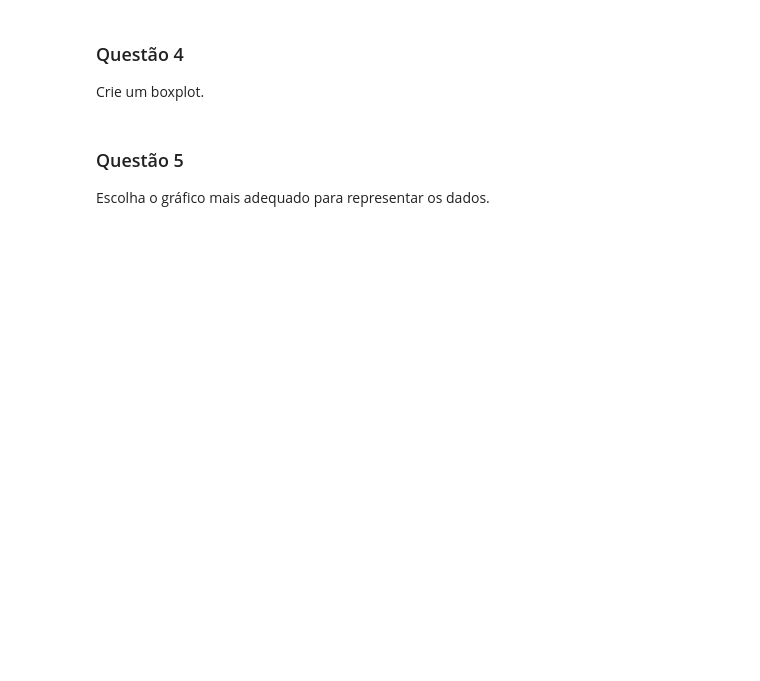
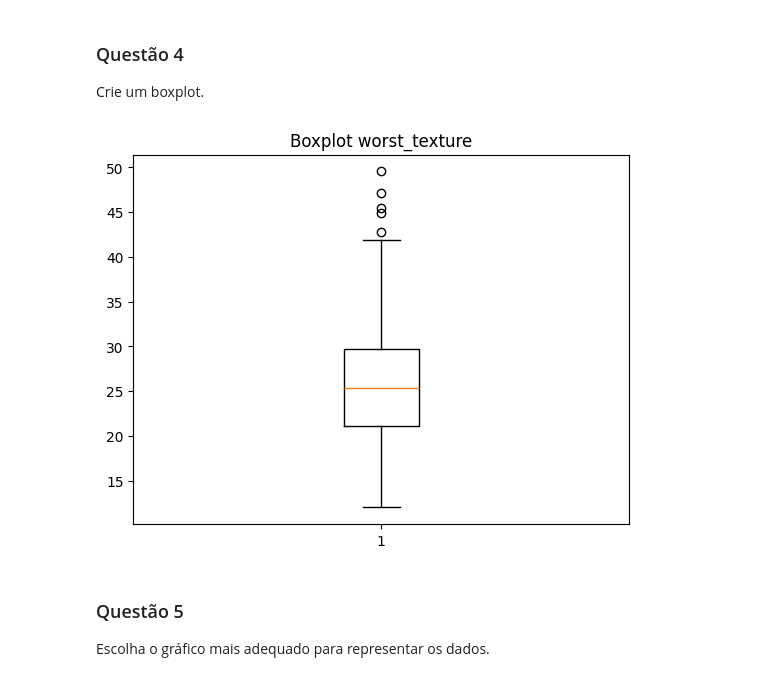
Before and after one commit to michaelmergulhao516-spec/Atividade-aula-15-MAX, a Jupyter notebook: lista_exercicios_pandas.ipynb, the cells around one changed output. Cells and saved outputs as stored; diff of their text form; code cells hidden in the pictures; blank space fills up the shorter version.

```diff
--- a/lista_exercicios_pandas.ipynb
+++ b/lista_exercicios_pandas.ipynb
@@ -199,7 +641,13 @@ Crie um gráfico de dispersão.
 
 Crie um boxplot.
 # %%
-# Sua resposta aqui
+plt.boxplot(df["worst_texture"])
+
+plt.title("Boxplot worst_texture")
+
+plt.show()
+# %% [output]
+[figure, added]
 # %% [markdown]
 ### Questão 5
 
```
Also changed, not shown: parts of 31 cells of this notebook, 1 other file.
